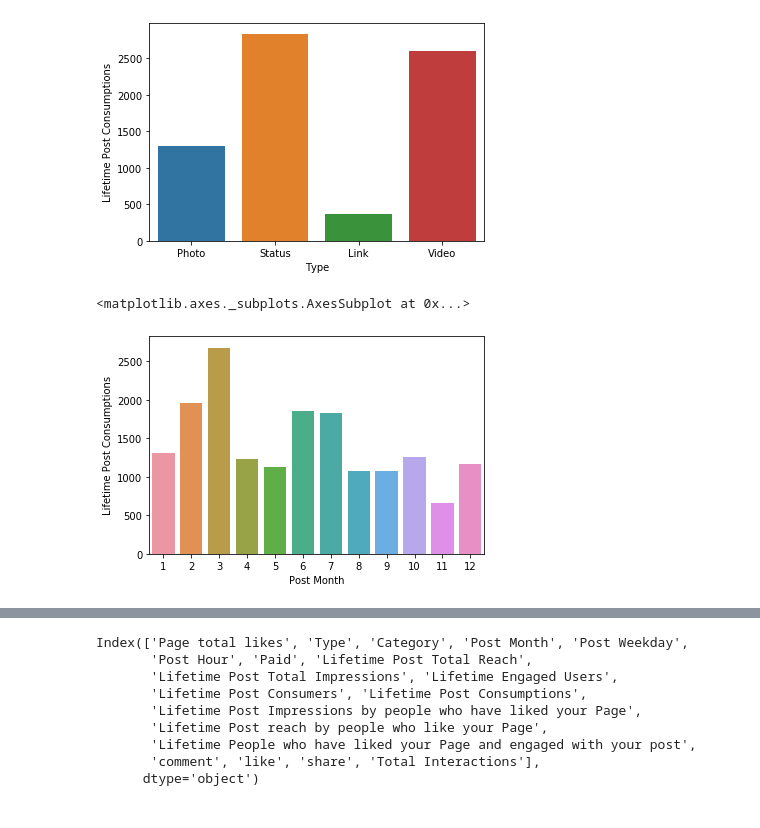
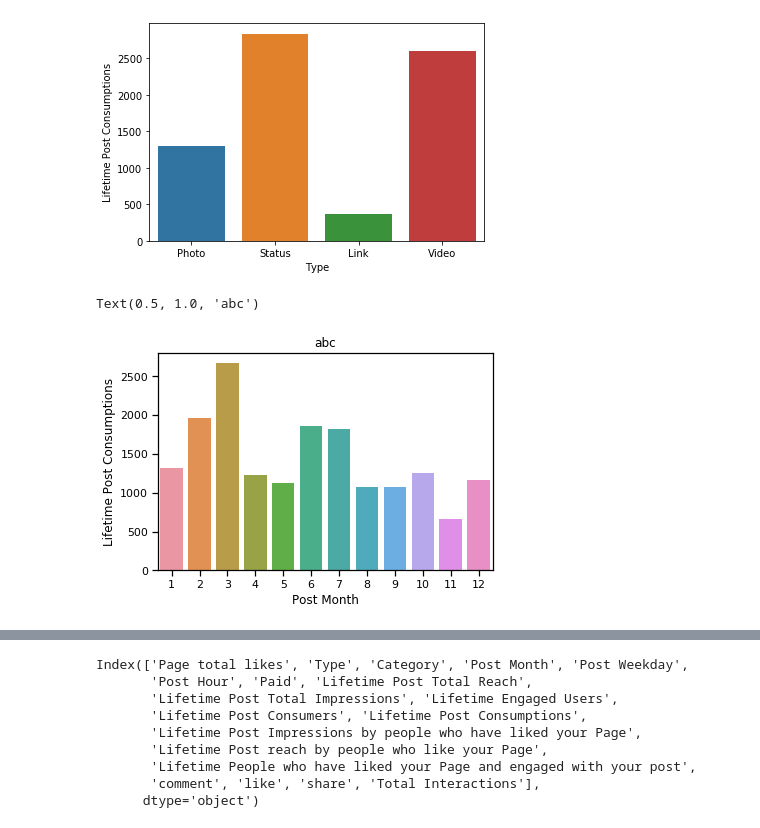
Before and after one commit to khwajajalal/INTRO-TO-DATA-ANALYSIS, a Jupyter notebook: facebook.ipynb, the cells around one changed output, grey strips where cells are left out. Saved outputs shown, nothing was run; the diff lists cells and outputs as text; code cells hidden in the pictures.

```diff
--- a/facebook.ipynb
+++ b/facebook.ipynb
@@ -3,6 +3,8 @@ import pandas as pd
 import statsmodels.formula.api as smf
 import seaborn as sns
 import matplotlib.pyplot as plt
+import numpy as np
+sns.set_context('notebook')
 
 facebook = pd.read_csv('DATA/dataset_Facebook.csv', delimiter=";")
 # %%
@@ -127,6 +123,7 @@ sns.barplot('Type','Lifetime Post Consumptions', data=facebook, ci=False)
 [figure]
 # %%
 sns.barplot('Post Month','Lifetime Post Consumptions', data=facebook, ci=False)
+plt.title('abc')
 # %% [output]
-<matplotlib.axes._subplots.AxesSubplot at 0x...>
+Text(0.5, 1.0, 'abc')
-[figure, old version]
+[figure, new version]
```
Also changed, not shown: parts of 7 cells of this notebook.
